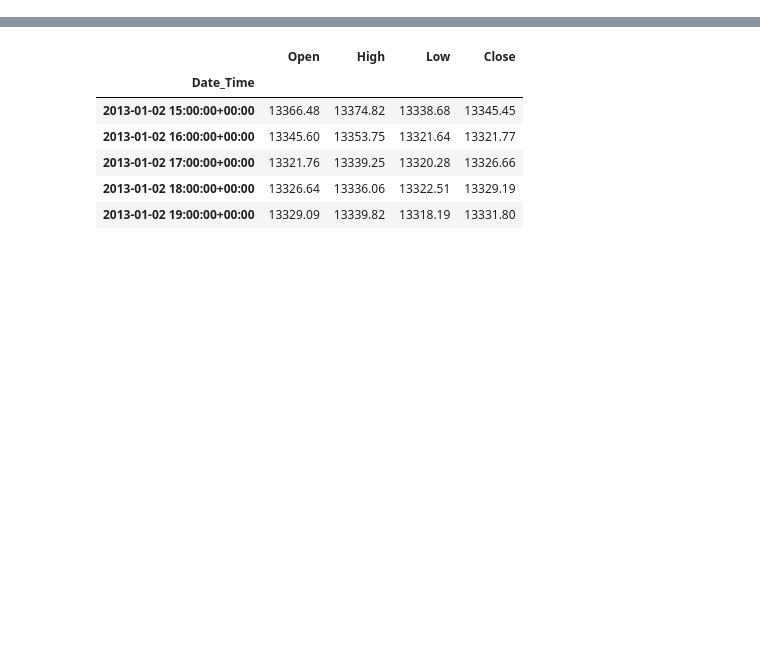
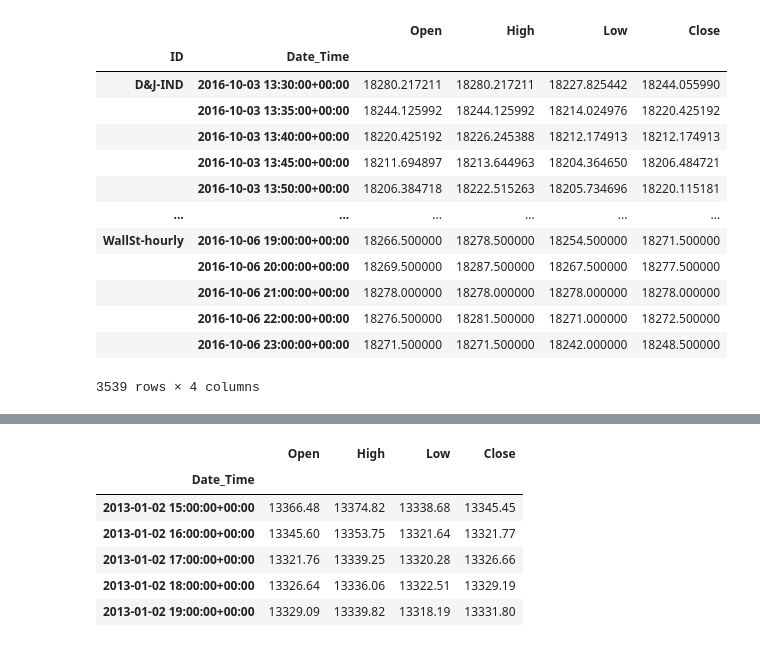
Before and after one commit to cwilko/marketinsights-price-aggregator, a Jupyter notebook: samples/Sandbox.ipynb, the cells around one changed output, grey strips where cells are left out. Drawn from its saved outputs; the diff is of its cells as text; code cells hidden in the pictures; blank space fills up the shorter version.

```diff
--- a/samples/Sandbox.ipynb
+++ b/samples/Sandbox.ipynb
@@ -74,0 +224,21 @@ sample2
+# %%
+data = pd.read_pickle("../test/unittest/data/test2.pkl")
+
+#data.loc[pd.IndexSlice[:, :"2016-10-06"]]
+
+data.loc[pd.IndexSlice[:,:"2016-10-06"],:]
+# %% [output]
+|  |  | Open | High | Low | Close |
+| ID | Date_Time |  |  |  |  |
+| D&J-IND | 2016-10-03 13:30:00+00:00 | 18280.217211 | 18280.217211 | 18227.825442 | 18244.055990 |
+|  | 2016-10-03 13:35:00+00:00 | 18244.125992 | 18244.125992 | 18214.024976 | 18220.425192 |
+|  | 2016-10-03 13:40:00+00:00 | 18220.425192 | 18226.245388 | 18212.174913 | 18212.174913 |
+|  | 2016-10-03 13:45:00+00:00 | 18211.694897 | 18213.644963 | 18204.364650 | 18206.484721 |
+|  | 2016-10-03 13:50:00+00:00 | 18206.384718 | 18222.515263 | 18205.734696 | 18220.115181 |
+| ... | ... | ... | ... | ... | ... |
+| WallSt-hourly | 2016-10-06 19:00:00+00:00 | 18266.500000 | 18278.500000 | 18254.500000 | 18271.500000 |
+|  | 2016-10-06 20:00:00+00:00 | 18269.500000 | 18287.500000 | 18267.500000 | 18277.500000 |
+|  | 2016-10-06 21:00:00+00:00 | 18278.000000 | 18278.000000 | 18278.000000 | 18278.000000 |
+|  | 2016-10-06 22:00:00+00:00 | 18276.500000 | 18281.500000 | 18271.000000 | 18272.500000 |
+|  | 2016-10-06 23:00:00+00:00 | 18271.500000 | 18271.500000 | 18242.000000 | 18248.500000 |
+3539 rows × 4 columns
```
Also changed, not shown: parts of 16 cells of this notebook, 8 other files.
